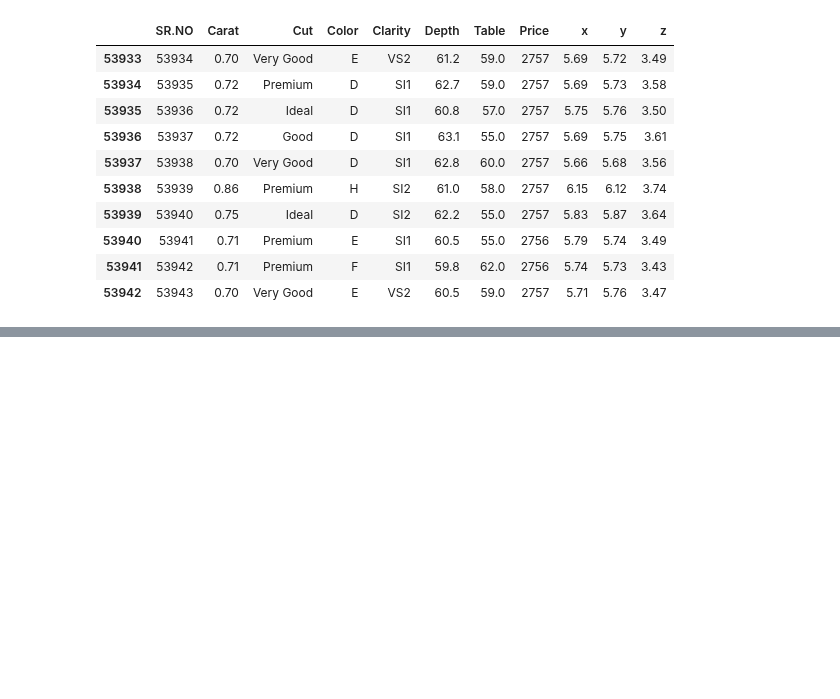
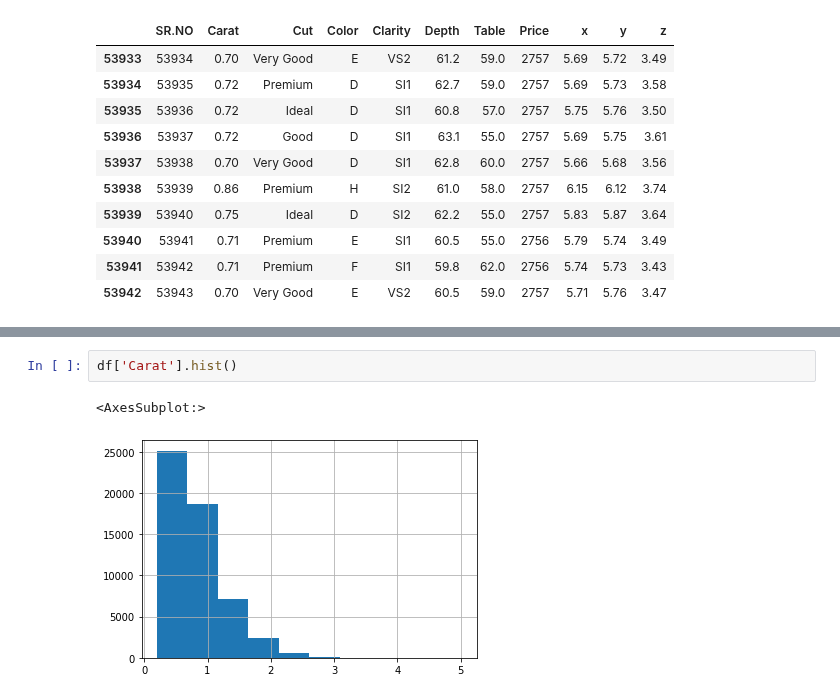
Before and after one commit to Harry262000/Kaggle--Notebooks, a Jupyter notebook: Project.ipynb, the cells around one changed output, grey strips where cells are left out. Cells and saved outputs as stored; diff of their text form; blank space fills up the shorter version.

Commit message:
histogram added to file

```diff
--- a/Project.ipynb
+++ b/Project.ipynb
@@ -64,0 +128,5 @@ df.tail(10)
+# %%
+df['Carat'].hist()
+# %% [output]
+<AxesSubplot:>
+[figure, added]
```
Also changed, not shown: parts of 8 cells of this notebook.
